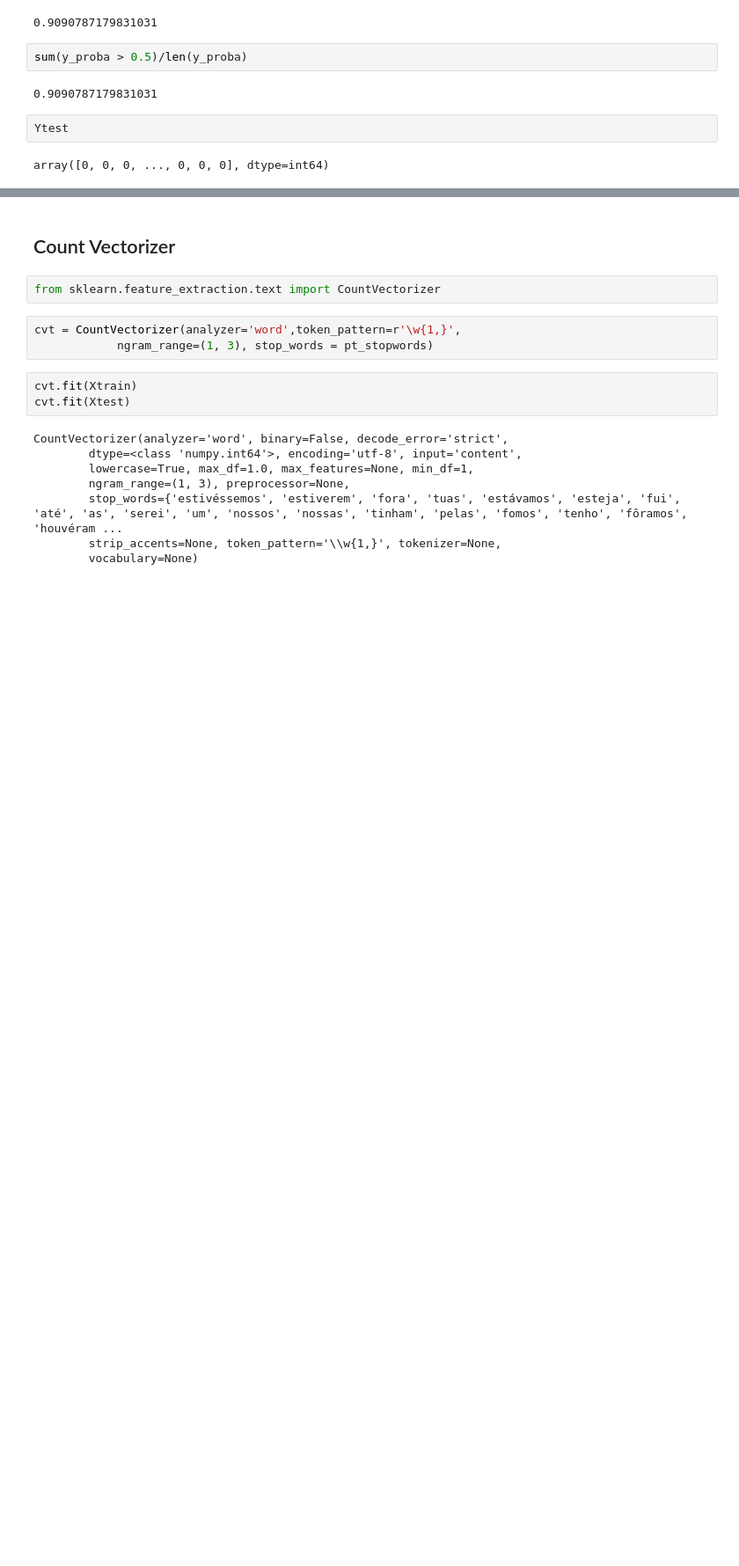
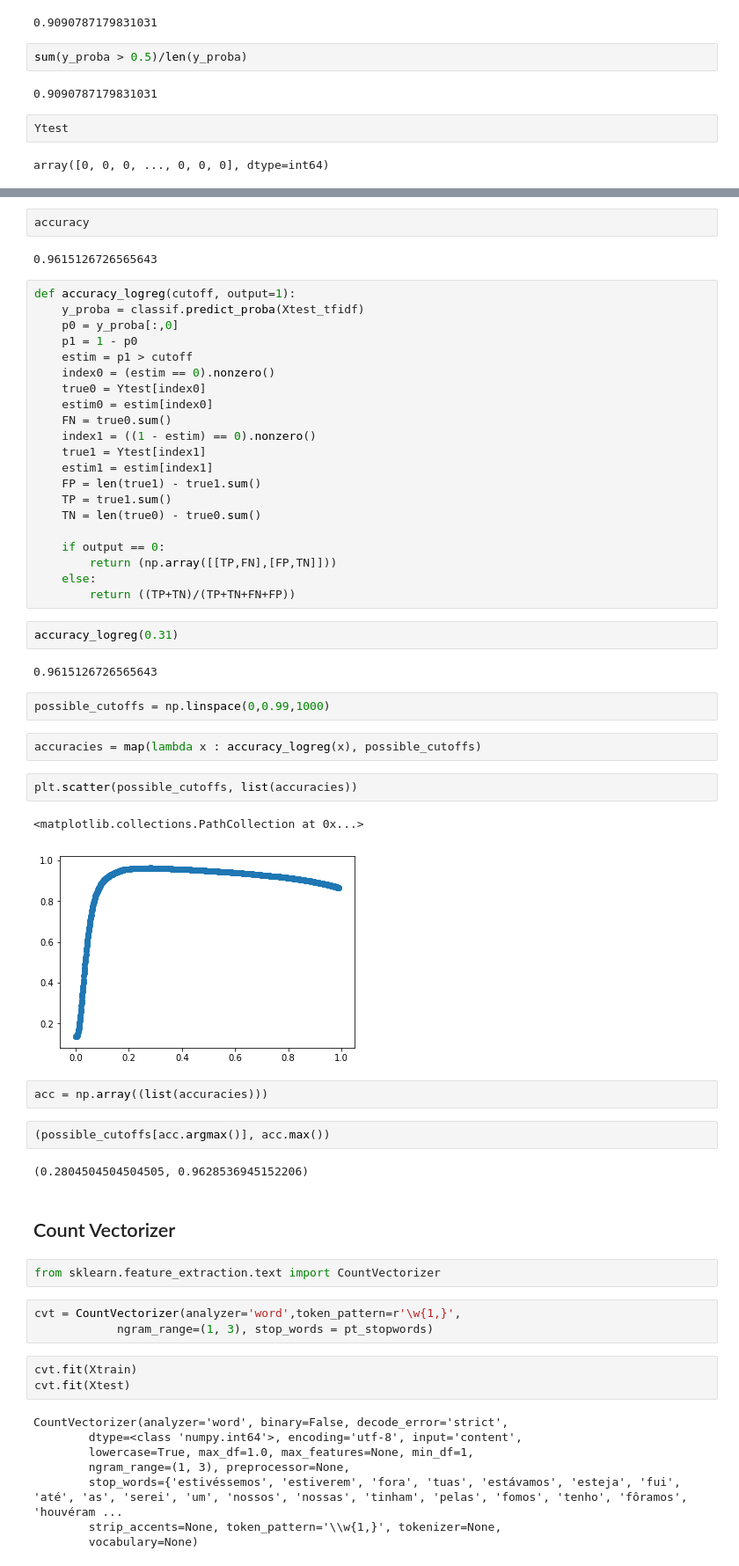
Before and after one commit to AkiraOkuno/Fake_News, a Jupyter notebook: Classification/NLP_TitleClassifier.ipynb, the cells around one changed output, grey strips where cells are left out. Shown at 88% size. Cells and saved outputs as stored; diff of their text form; blank space fills up the shorter version.

```diff
--- a/Classification/NLP_TitleClassifier.ipynb
+++ b/Classification/NLP_TitleClassifier.ipynb
@@ -171,3 +203,47 @@ array([0, 0, 0, ..., 0, 0, 0], dtype=int64)
+# %%
+accuracy
+# %% [output]
+0.9615126726565643
+# %%
+def accuracy_logreg(cutoff, output=1):
+    y_proba = classif.predict_proba(Xtest_tfidf)
+    p0 = y_proba[:,0]
+    p1 = 1 - p0
+    estim = p1 > cutoff
+    index0 = (estim == 0).nonzero()
+    true0 = Ytest[index0]
+    estim0 = estim[index0]
+    FN = true0.sum()
+    index1 = ((1 - estim) == 0).nonzero()
+    true1 = Ytest[index1]
+    estim1 = estim[index1]
+    FP = len(true1) - true1.sum()
+    TP = true1.sum()
+    TN = len(true0) - true0.sum()
+
+    if output == 0:
+        return (np.array([[TP,FN],[FP,TN]]))
+    else:
+        return ((TP+TN)/(TP+TN+FN+FP))
+# %%
+accuracy_logreg(0.31)
+# %% [output]
+0.9615126726565643
+# %%
+possible_cutoffs = np.linspace(0,0.99,1000)
+# %%
+accuracies = map(lambda x : accuracy_logreg(x), possible_cutoffs)
+# %%
+plt.scatter(possible_cutoffs, list(accuracies))
+# %% [output]
+<matplotlib.collections.PathCollection at 0x...>
+[figure, added]
+# %%
+acc = np.array((list(accuracies)))
+# %%
+(possible_cutoffs[acc.argmax()], acc.max())
+# %% [output]
+(0.2804504504504505, 0.9628536945152206)
 # %% [markdown]
 ## Count Vectorizer
 # %%
```
Also changed, not shown: parts of 2 cells of this notebook.
